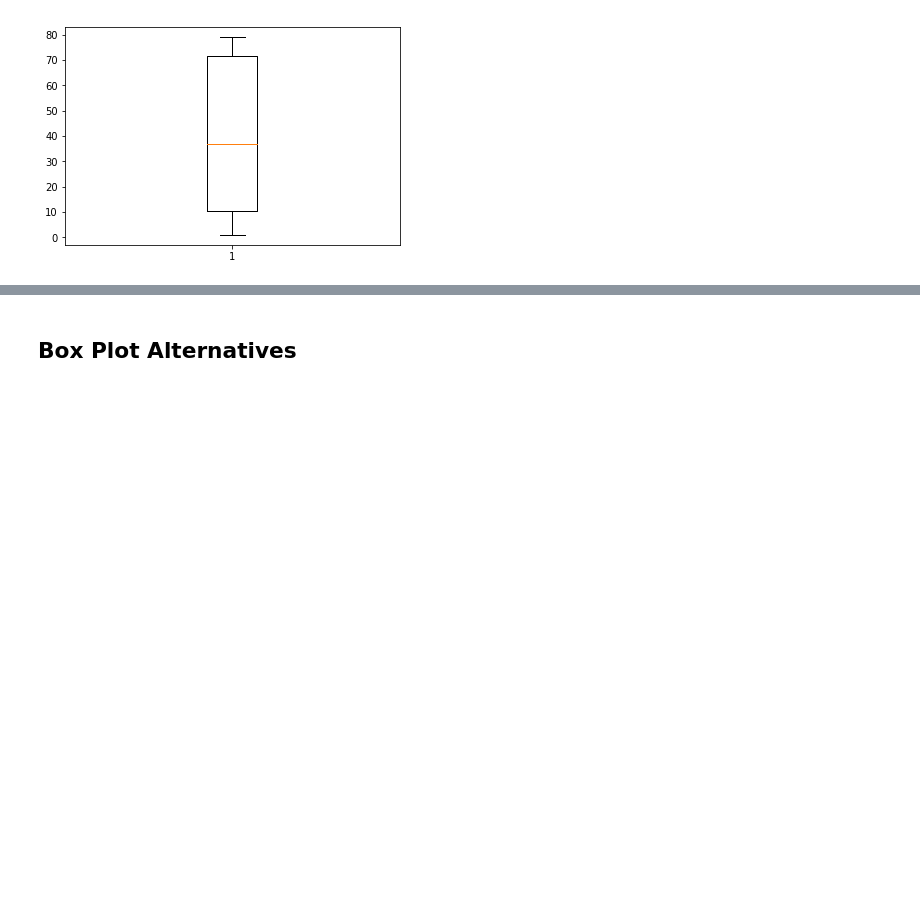
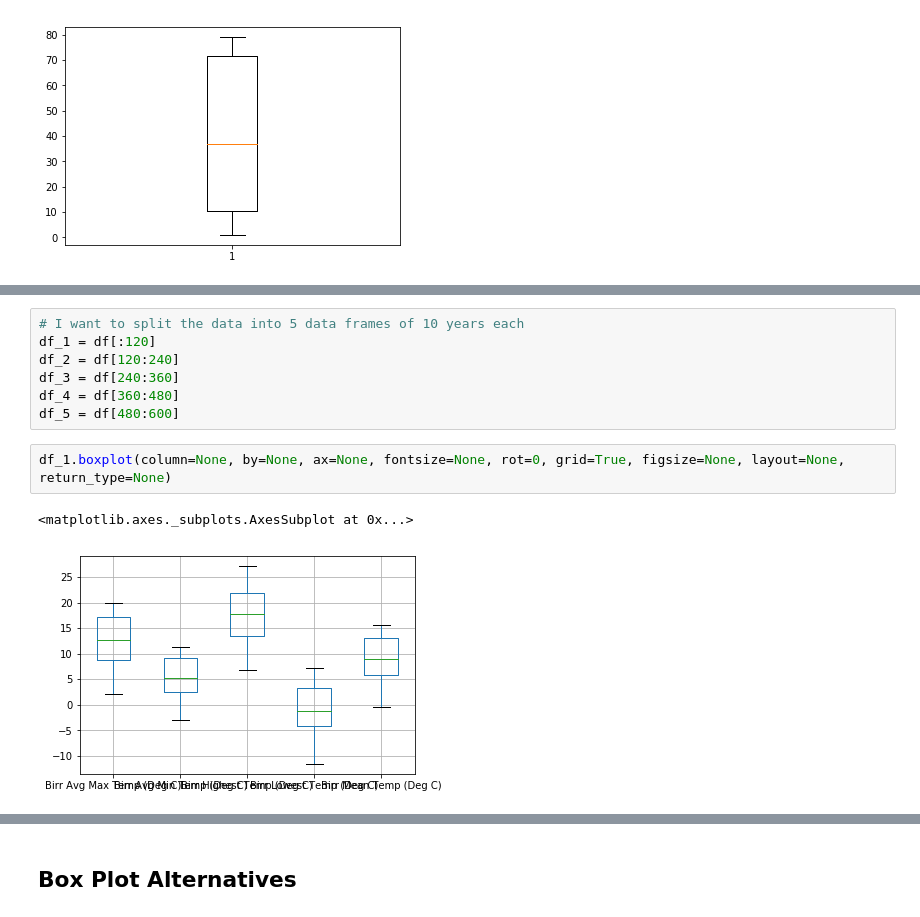
Before and after one commit to MichaelORegan/52446-Fundamentals-of-Data-Analysis-Project, a Jupyter notebook: Box Plot.ipynb, the cells around one changed output, grey strips where cells are left out. Cells and saved outputs as stored; diff of their text form; blank space fills up the shorter version.

```diff
--- a/Box Plot.ipynb
+++ b/Box Plot.ipynb
@@ -171,0 +176,12 @@ plt.show()
+# %%
+# I want to split the data into 5 data frames of 10 years each
+df_1 = df[:120]
+df_2 = df[120:240]
+df_3 = df[240:360]
+df_4 = df[360:480]
+df_5 = df[480:600]
+# %%
+df_1.boxplot(column=None, by=None, ax=None, fontsize=None, rot=0, grid=True, figsize=None, layout=None, return_type=None)
+# %% [output]
+<matplotlib.axes._subplots.AxesSubplot at 0x...>
+[figure, added]
```
Also changed, not shown: parts of 25 cells of this notebook.
